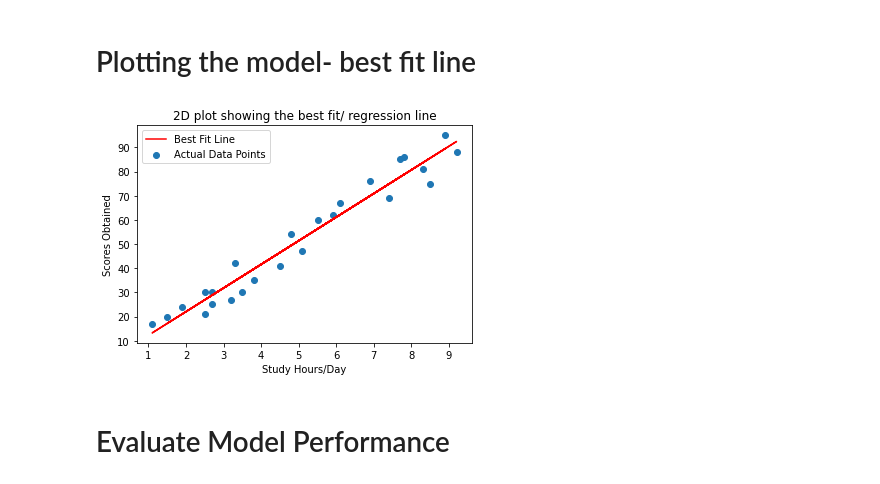
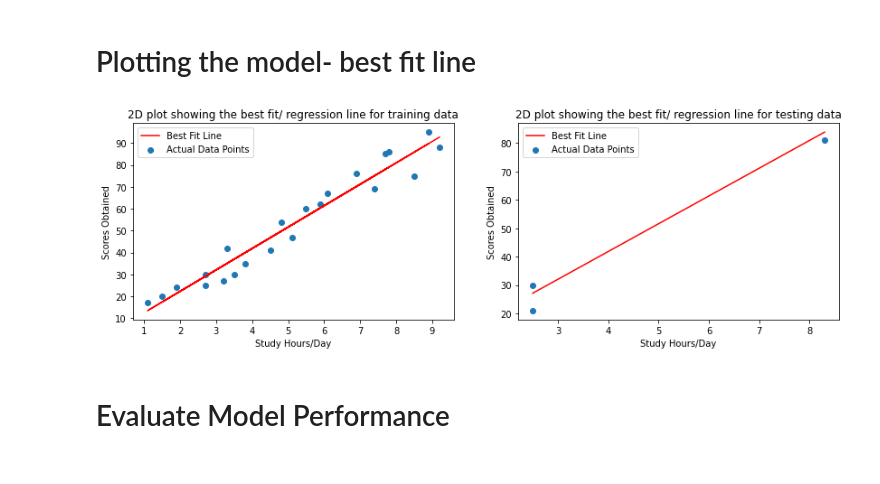
Before and after one commit to akanshya/The-Sparks-Foundation-Internship-Tasks, a Jupyter notebook: Task 1/Task 1- PredictingScores.ipynb, the cells around one changed output. Saved outputs shown, nothing was run; the diff lists cells and outputs as text; code cells hidden in the pictures.

```diff
--- a/Task 1/Task 1- PredictingScores.ipynb
+++ b/Task 1/Task 1- PredictingScores.ipynb
@@ -100,0 +112,8 @@ x_reshaped=x.reshape(-1,1)
+# %%
+# Train-Test Split with a ratio of 9:1
+from sklearn.model_selection import train_test_split
+x_train,x_test,y_train,y_test=train_test_split(x_reshaped,y,test_size=0.1,random_state=42)
+print("Train Data:",x_train.shape)
+print(y_train.shape)
+print("Test Data:",x_test.shape)
+print(y_test.shape)
@@ -104,26 +128,36 @@ x_reshaped=x.reshape(-1,1)
 from sklearn.linear_model import LinearRegression
 #Building the model
 lr=LinearRegression()
-lr.fit(x_reshaped,y)
+lr.fit(x_train,y_train)
 # %% [output]
 LinearRegression()
 # %%
 #Predicting
-y_pred=lr.predict(x_reshaped)
-y_pred_train=lr.predict(x_reshaped)
+y_pred=lr.predict(x_test)
+y_pred_train=lr.predict(x_train)
 # %% [markdown]
 # Plotting the model- best fit line
 # %%
-#Plotting the best fit line
-plt.scatter(x,y,label='Actual Data Points')
+#Plotting the best fit line- for training data
+plt.figure(figsize=(14,4))
+plt.subplot(1,2,1)
+plt.scatter(x_train,y_train,label='Actual Data Points')
+plt.title("2D plot showing the best fit/ regression line for training data")
+plt.plot(x_train,y_pred_train,color='red',label='Best Fit Line')
 plt.xlabel("Study Hours/Day")
 plt.ylabel("Scores Obtained")
-plt.title("2D plot showing the best fit/ regression line")
-plt.plot(x,y_pred,color='red',label='Best Fit Line')
+plt.legend()
+#Plotting the best fit line- for testing data
+plt.subplot(1,2,2)
+plt.scatter(x_test,y_test,label='Actual Data Points')
+plt.title("2D plot showing the best fit/ regression line for testing data")
+plt.plot(x_test,y_pred,color='red',label='Best Fit Line')
+plt.xlabel("Study Hours/Day")
+plt.ylabel("Scores Obtained")
 plt.legend()
 plt.show()
 # %% [output]
-[figure, old version]
+[figure, new version]
 # %% [markdown]
 # Evaluate Model Performance
 # %%
```
Also changed, not shown: parts of 13 cells of this notebook.
